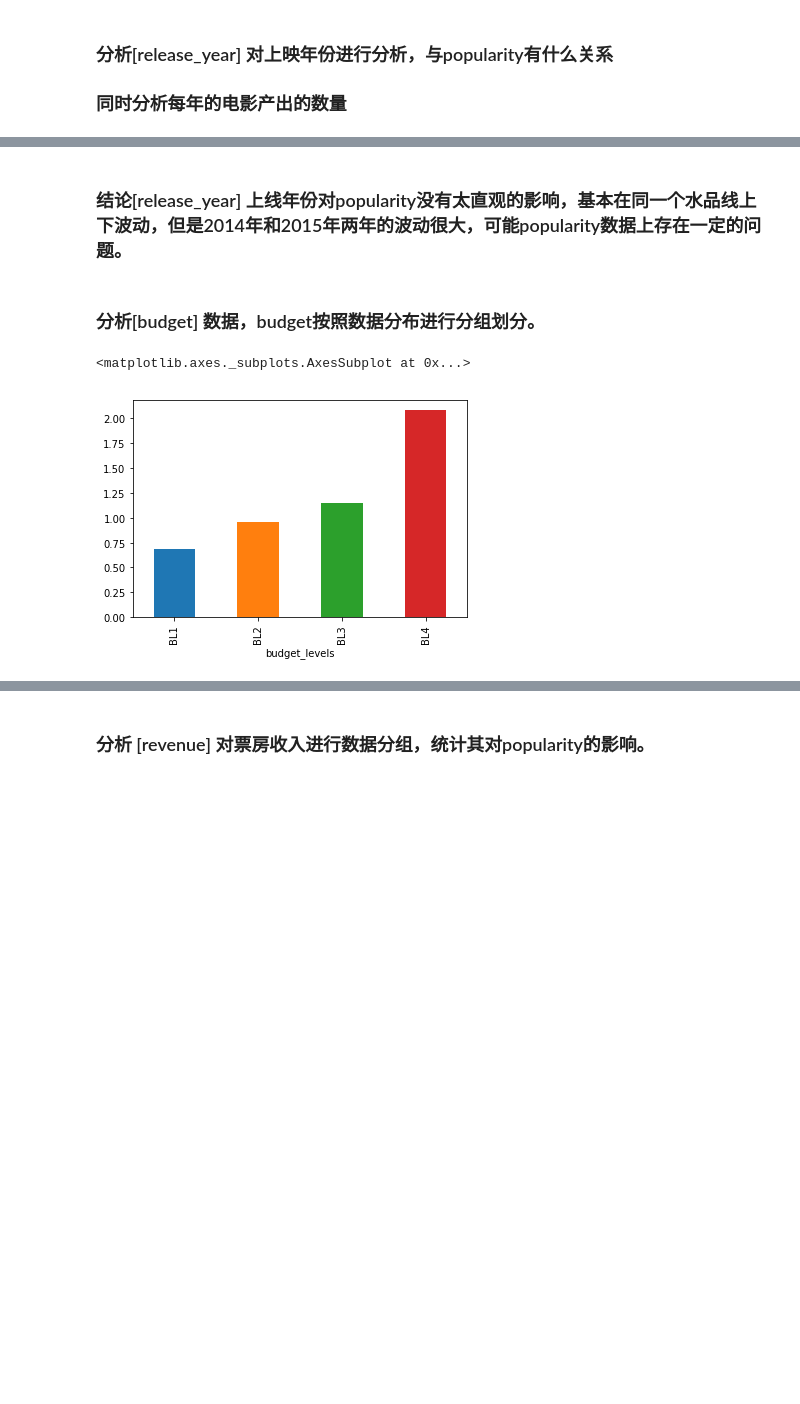
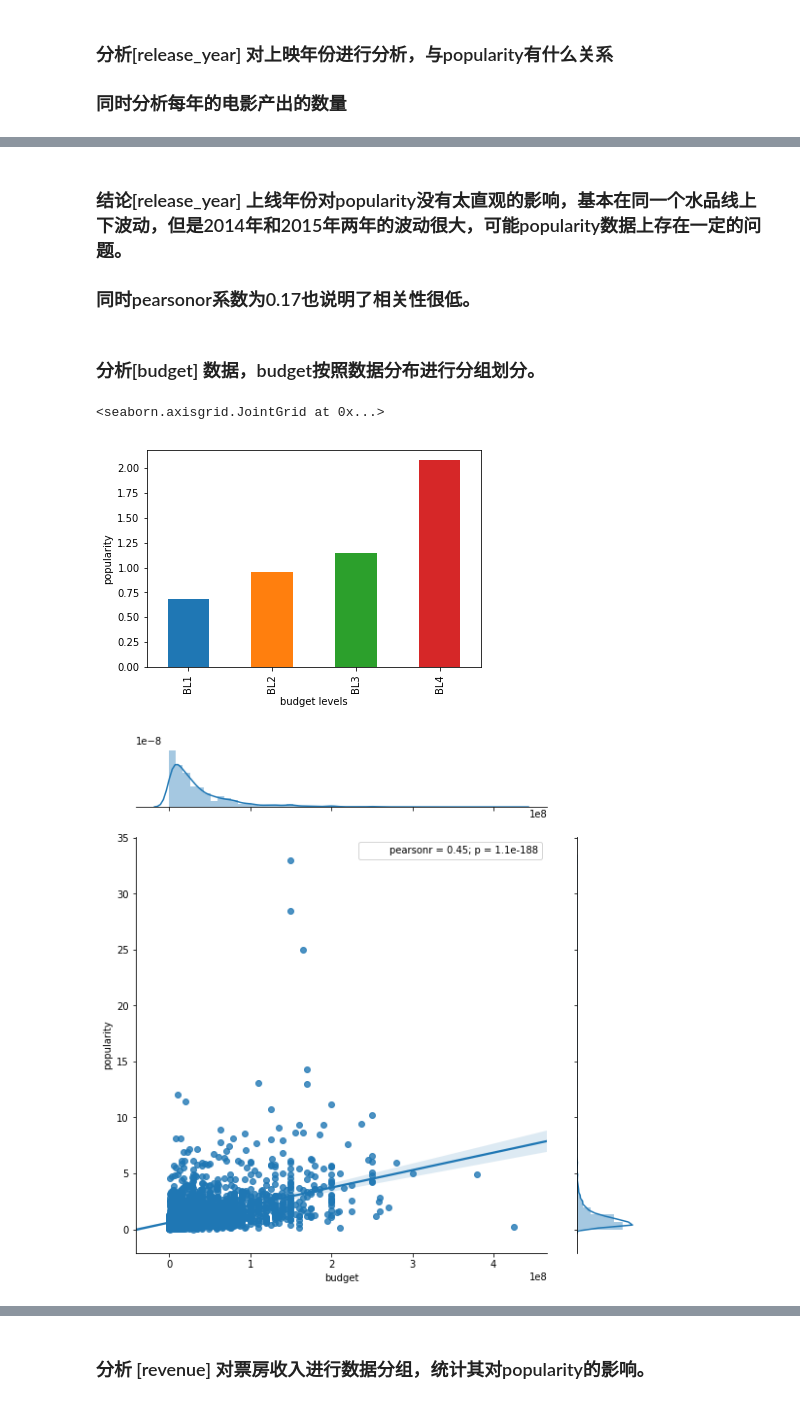
Before and after one commit to yuanguanjinkan/tongguan3, a Jupyter notebook: myWork.ipynb, the cells around one changed output, grey strips where cells are left out. Cells and saved outputs as stored; diff of their text form; code cells hidden in the pictures; blank space fills up the shorter version.

```diff
--- a/myWork.ipynb
+++ b/myWork.ipynb
@@ -161,0 +175,7 @@ df.groupby('runtime_levels')['popularity'].mean().plot(kind='bar')#按播放时
+# %%
+runtime_edges2 = [15,120,150 ,200 ,338 ] # 用刚才计算的五个值填充这个列表
+runtime_names2 = [ 'RT1','RT2','RT3' ,'RT4' ] # 对每个播放时长水平类别进行命名
+df['runtime_levels2'] = pd.cut(df['runtime'], runtime_edges2, labels=runtime_names2)
+df.groupby('runtime_levels2')['popularity'].mean().plot(kind='bar')#按播放时长分组，计算bar图片
+plt.xlabel('runtime levels2')
+plt.ylabel('popularity2')
@@ -178,14 +211,20 @@ df.groupby('release_year')['popularity'].count().plot()#按播放时长分组，
 # %% [markdown]
 ### 结论[release_year] 上线年份对popularity没有太直观的影响，基本在同一个水品线上下波动，但是2014年和2015年两年的波动很大，可能popularity数据上存在一定的问题。
+### 同时pearsonor系数为0.17也说明了相关性很低。
 # %% [markdown]
 ### 分析[budget]  数据，budget按照数据分布进行分组划分。
 # %%
 budget_edges = [1,10000000,24000000 ,50000000 ,425000000 ] # 用刚才计算的五个值填充这个列表
 budget_names = [ 'BL1','BL2','BL3' ,'BL4' ] # 对每个播放时长水平类别进行命名
 df['budget_levels'] = pd.cut(df['budget'], budget_edges, labels=budget_names)
 df.groupby('budget_levels')['popularity'].mean().plot(kind='bar')#按播放时长分组，计算bar图片
+plt.xlabel('budget levels')
+plt.ylabel('popularity')
+
+sns.jointplot(data=df,y='popularity',x='budget',kind='reg',size=8,space=0.5)
 # %% [output]
-<matplotlib.axes._subplots.AxesSubplot at 0x...>
+<seaborn.axisgrid.JointGrid at 0x...>
-[figure, old version]
+[figure, new version]
+[figure, added]
 # %% [markdown]
 ### 结论[budget]
```
Also changed, not shown: parts of 12 cells of this notebook, 1 other file.
